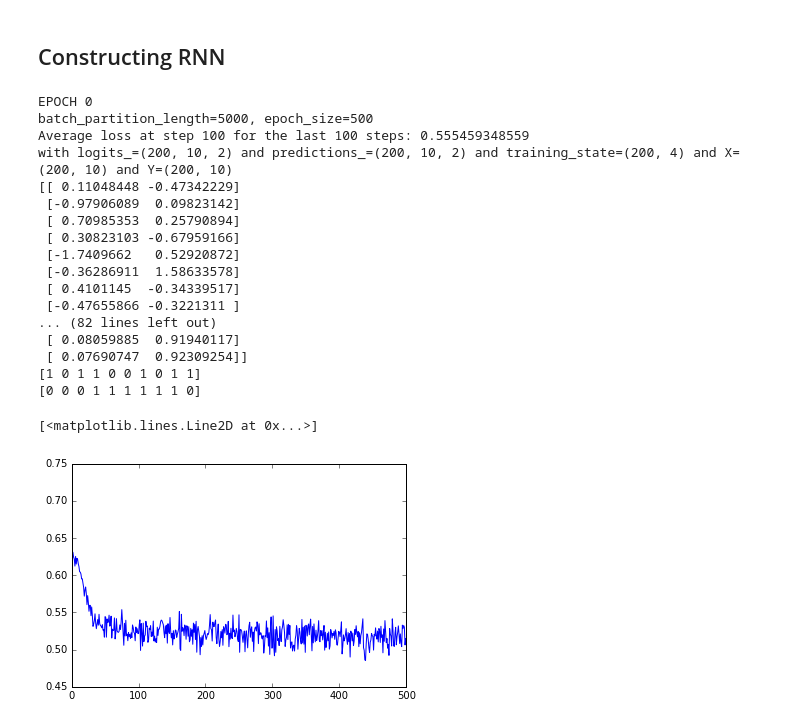
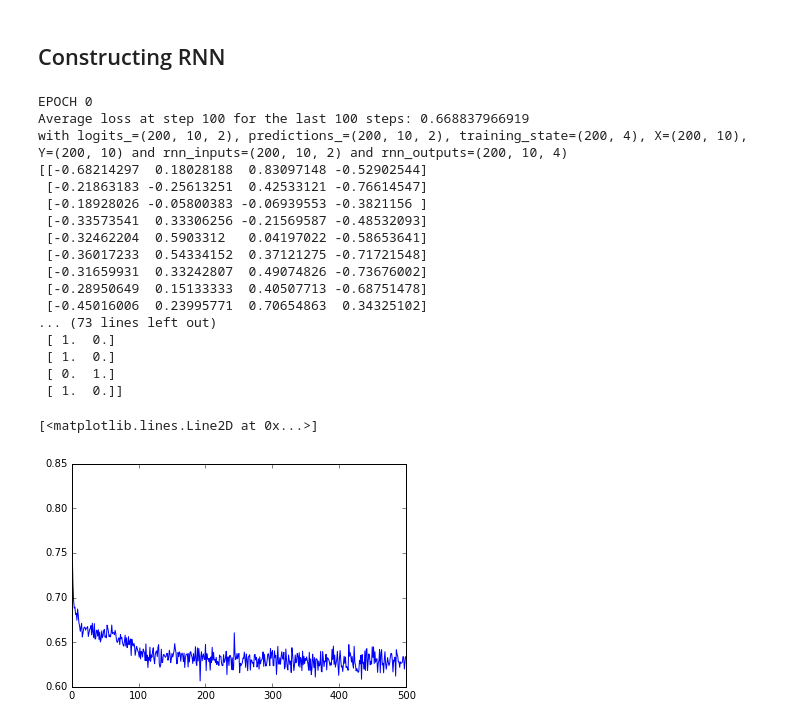
Before and after one commit to pvt88/lstm-time-series, a Jupyter notebook: src/notebooks/RNN_Playground-Debug.ipynb, the cells around one changed output. Cells and saved outputs as stored; diff of their text form; code cells hidden in the pictures.

```diff
--- a/src/notebooks/RNN_Playground-Debug.ipynb
+++ b/src/notebooks/RNN_Playground-Debug.ipynb
@@ -6,7 +6,7 @@ import matplotlib.pyplot as plt
 %matplotlib inline
 # %%
 # Global config variables
-num_steps = 10 # number of truncated backprop steps ('n' in the discussion above)
+sequence_length = 10 # number of truncated backprop steps ('n' in the discussion above)
 batch_size = 200
 num_classes = 2
 state_size = 4 #size of the hidden unit of a RNN cell
@@ -72,18 +71,13 @@ def gen_epochs(n, num_steps):
 # %% [markdown]
 ## Constructing RNN
 # %%
-"""
-Placeholders
-"""
-
-x = tf.placeholder(tf.int32, [batch_size, num_steps], name='input_placeholder')
-y = tf.placeholder(tf.int32, [batch_size, num_steps], name='labels_placeholder')
+x = tf.placeholder(tf.int32, [batch_size, sequence_length], name='input_placeholder')
+y = tf.placeholder(tf.int32, [batch_size, sequence_length], name='labels_placeholder')
 init_state = tf.zeros([batch_size, state_size])
 
 """
 Inputs
 """
-
 rnn_inputs = tf.one_hot(x, num_classes)
 
 """
@@ -91,8 +85,6 @@ RNN
 """
 
 cell = tf.contrib.rnn.BasicRNNCell(state_size)
-"""dynamic_rnn dynamically constructs the graph when it is executed. That means graph creation is faster
-and you can feed batches of variable size """
 rnn_outputs, final_state = tf.nn.dynamic_rnn(cell, rnn_inputs, initial_state=init_state)
 
 """
@@ -104,7 +96,7 @@ with tf.variable_scope('softmax'):
     b = tf.get_variable('b', [num_classes], initializer=tf.constant_initializer(0.0))
 
 logits = tf.reshape(tf.matmul(tf.reshape(rnn_outputs, [-1, state_size]), W) + b,
-                    [batch_size, num_steps, num_classes])
+                    [batch_size, sequence_length, num_classes])
 predictions = tf.nn.softmax(logits)
 
 losses = tf.nn.sparse_softmax_cross_entropy_with_logits(labels=y, logits=logits)
@@ -114,17 +106,17 @@ train_step = tf.train.AdagradOptimizer(learning_rate).minimize(total_loss)
 """
 Train the network
 """
-def train_network(num_epochs, num_steps, state_size=4, verbose=True):
+def train_network(num_epochs, sequence_length, state_size=4, verbose=True):
     with tf.Session() as sess:
         sess.run(tf.global_variables_initializer())
         training_losses = []
-        for idx, epoch in enumerate(gen_epochs(num_epochs, num_steps)):
+        for idx, epoch in enumerate(gen_epochs(num_epochs, sequence_length)):
             training_loss = 0
             training_state = np.zeros((batch_size, state_size))
             if verbose:
                 print "EPOCH {}".format(idx)
             for step, (X, Y) in enumerate(epoch):
-                rnn_inputs, logits_, predictions_, training_loss_, training_state, _ = sess.run([rnn_inputs, logits,
+                rnn_outputs_, rnn_inputs_, logits_, predictions_, training_loss_, training_state, _ = sess.run([rnn_outputs,rnn_inputs, logits,
                                                                             predictions,
                                                                            total_loss,
                                                               final_state,
@@ -136,39 +128,45 @@ def train_network(num_epochs, num_steps, state_size=4, verbose=True):
                 if step % 100 == 0 and step > 0:
                     if verbose:
                         print "Average loss at step {} for the last 100 steps: {}".format(step, training_loss/100)
-                        print "with logits_={} and predictions_={} and training_state={} and X={} and Y={} and rnn_inputs=".format( \
+
+                        print "with logits_={}, predictions_={}, training_state={}, X={}, Y={} and rnn_inputs={} and rnn_outputs={}".format( \
                                                                                                          logits_.shape, \
                                                                                                          predictions_.shape, \
                                                                                                          training_state.shape, \
                                                                                                          X.shape, \
-                                                                                                                   Y.shape)
-                        print logits_[0]
-                        print predictions_[0]
-                        print Y[0]
-                        print X[0]
+                                                                                                                   Y.shape, \
+                                                                                                                            rnn_inputs_.shape,
+                                                                                                                                           rnn_outputs_.shape)
+
+                        print rnn_outputs_[0]
+                        #print tf.reshape(rnn_outputs_, [-1, state_size])
+                        print rnn_inputs_[0]
+                        #print Y[0]
+                        #print X[0]
+
                     training_loss = 0
 
-    return training_losses
+    return training_losses, rnn_outputs
 # %%
-training_losses = train_network(1,num_steps)
+training_losses, final_outputs = train_network(1,sequence_length)
 plt.plot(training_losses)
 # %% [output]
 EPOCH 0
-batch_partition_length=5000, epoch_size=500
-Average loss at step 100 for the last 100 steps: 0.555459348559
-with logits_=(200, 10, 2) and predictions_=(200, 10, 2) and training_state=(200, 4) and X=(200, 10) and Y=(200, 10)
-[[ 0.11048448 -0.47342229]
- [-0.97906089  0.09823142]
- [ 0.70985353  0.25790894]
- [ 0.30823103 -0.67959166]
- [-1.7409662   0.52920872]
- [-0.36286911  1.58633578]
- [ 0.4101145  -0.34339517]
- [-0.47655866 -0.3221311 ]
-... (82 lines left out)
- [ 0.08059885  0.91940117]
- [ 0.07690747  0.92309254]]
-[1 0 1 1 0 0 1 0 1 1]
-[0 0 0 1 1 1 1 1 1 0]
+Average loss at step 100 for the last 100 steps: 0.668837966919
+with logits_=(200, 10, 2), predictions_=(200, 10, 2), training_state=(200, 4), X=(200, 10), Y=(200, 10) and rnn_inputs=(200, 10, 2) and rnn_outputs=(200, 10, 4)
+[[-0.68214297  0.18028188  0.83097148 -0.52902544]
+ [-0.21863183 -0.25613251  0.42533121 -0.76614547]
+ [-0.18928026 -0.05800383 -0.06939553 -0.3821156 ]
+ [-0.33573541  0.33306256 -0.21569587 -0.48532093]
+ [-0.32462204  0.5903312   0.04197022 -0.58653641]
+ [-0.36017233  0.54334152  0.37121275 -0.71721548]
+ [-0.31659931  0.33242807  0.49074826 -0.73676002]
+ [-0.28950649  0.15133333  0.40507713 -0.68751478]
+ [-0.45016006  0.23995771  0.70654863  0.34325102]
+... (73 lines left out)
+ [ 1.  0.]
+ [ 1.  0.]
+ [ 0.  1.]
+ [ 1.  0.]]
 [<matplotlib.lines.Line2D at 0x...>]
-[figure, old version]
+[figure, new version]
```
Also changed, not shown: parts of 28 cells of this notebook, 1 other file.
